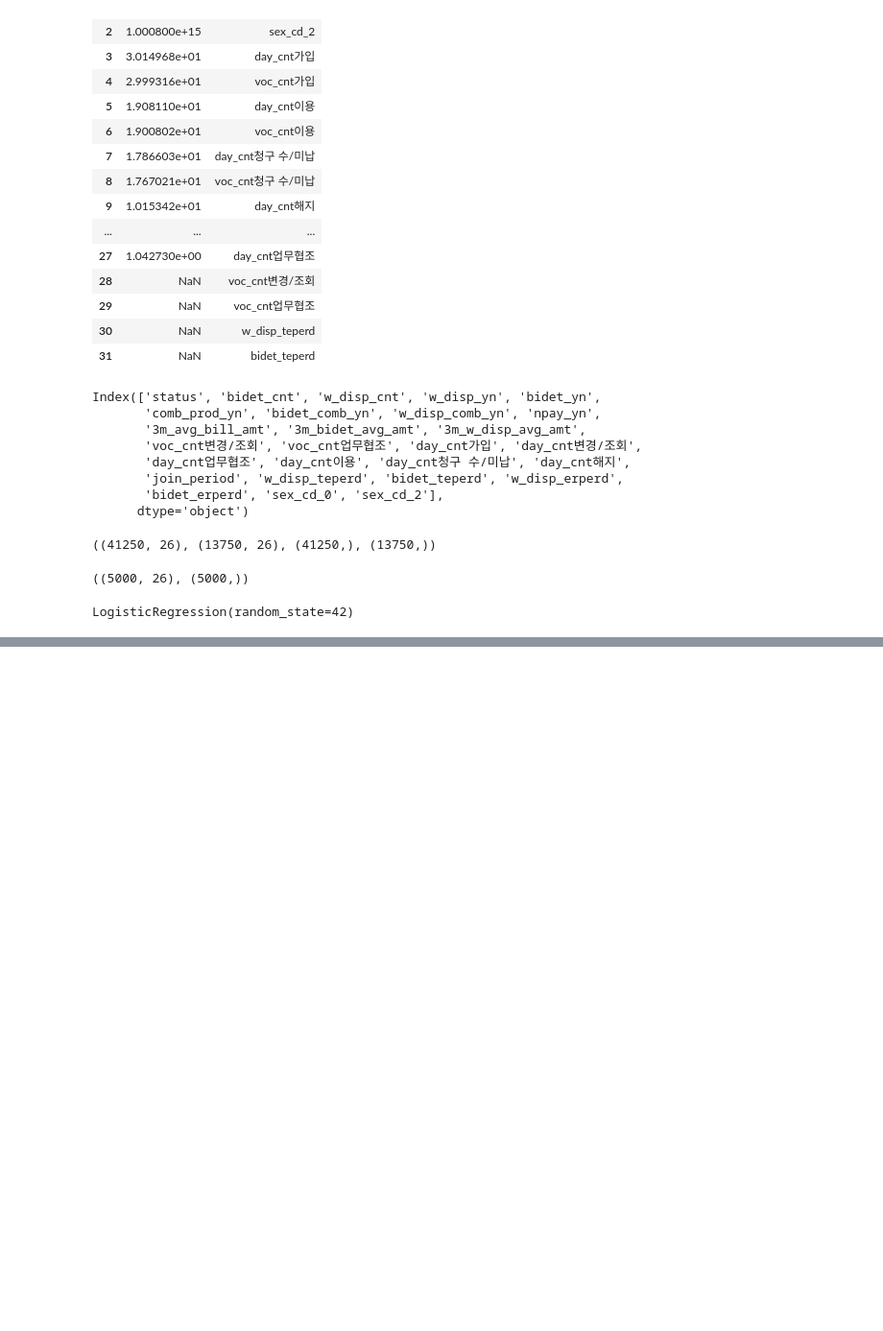
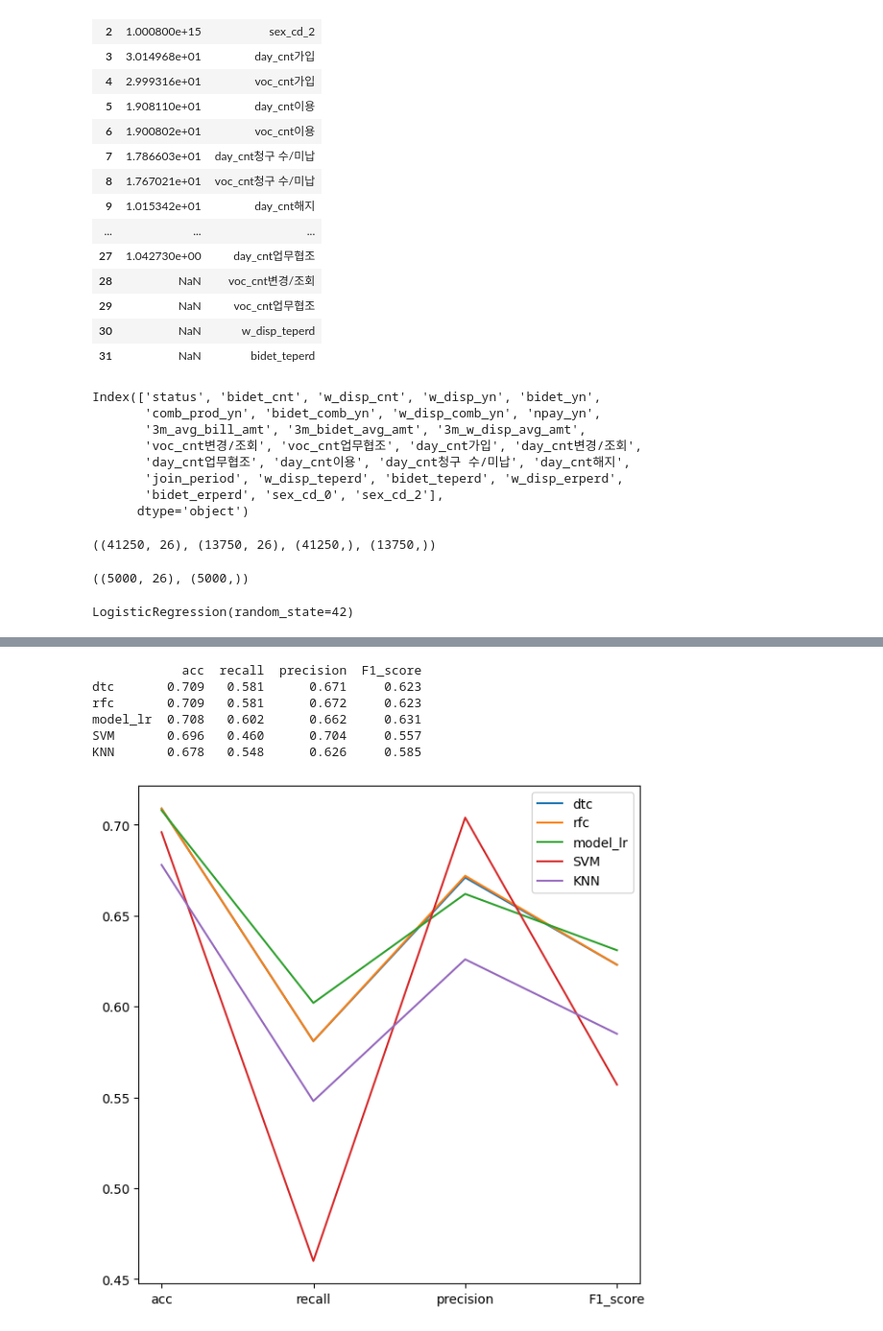
Before and after one commit to Njeon3091/AICE_study, a Jupyter notebook: 실습_과제(비데_정수기_렌탈).ipynb, the cells around one changed output, grey strips where cells are left out. Shown at 96% size. Drawn from its saved outputs; the diff is of its cells as text; code cells hidden in the pictures; blank space fills up the shorter version.

```diff
--- a/실습_과제(비데_정수기_렌탈).ipynb
+++ b/실습_과제(비데_정수기_렌탈).ipynb
@@ -1586,0 +1633,22 @@ model_lr  0.708   0.602      0.662     0.631
+# %%
+from sklearn.ensemble import RandomForestClassifier
+
+rfc = RandomForestClassifier(n_jobs=-1, n_estimators=100,
+                             min_samples_split = 2,
+                             min_samples_leaf=1,
+                             max_features=None,
+                             max_depth=None,
+                             max_leaf_nodes=None,
+                             random_state=42)
+
+rfc.fit(x_train, y_train)
+pred_rfc=rfc.predict(x_test)
+result_view('rfc', pred_rfc, y_test)
+# %% [output]
+            acc  recall  precision  F1_score
+dtc       0.709   0.581      0.671     0.623
+rfc       0.709   0.581      0.672     0.623
+model_lr  0.708   0.602      0.662     0.631
+SVM       0.696   0.460      0.704     0.557
+KNN       0.678   0.548      0.626     0.585
+[figure, added]
```
Also changed, not shown: parts of 9 cells of this notebook.
